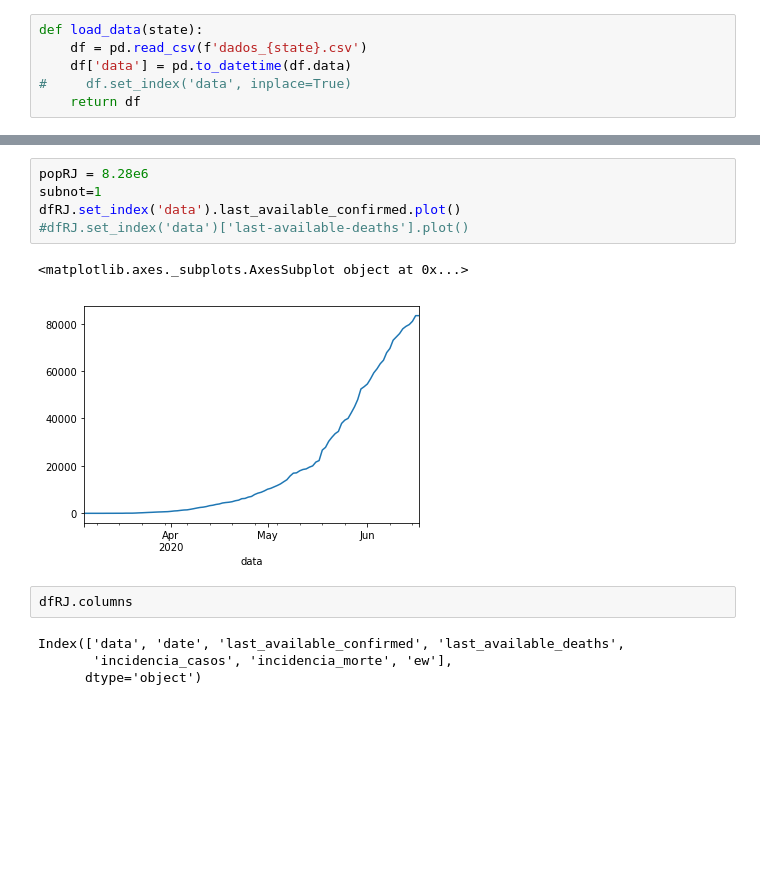
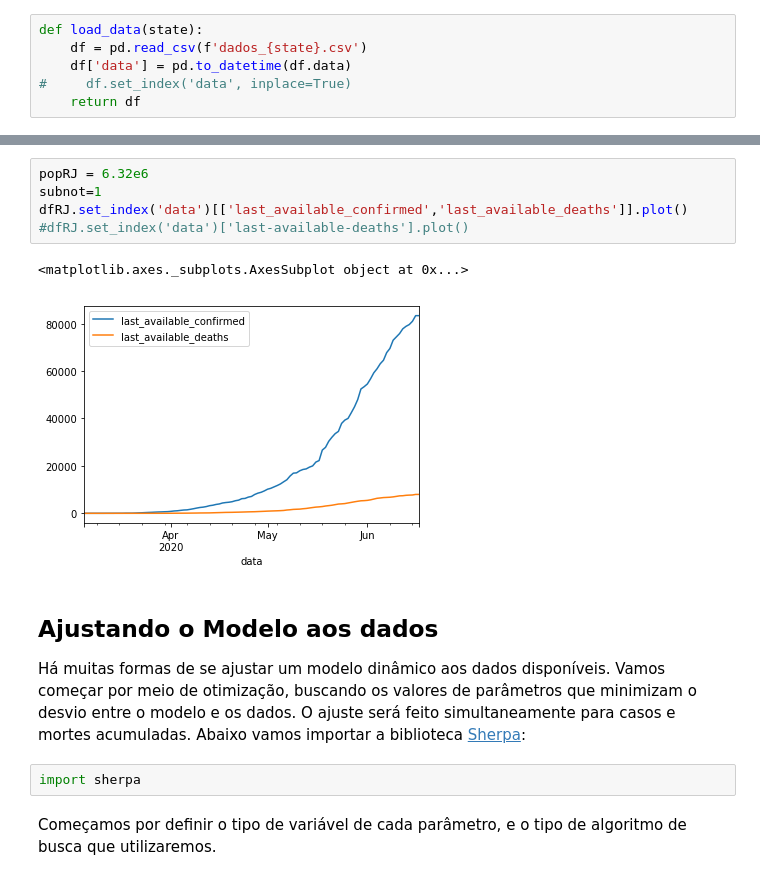
Before and after one commit to fccoelho/Modelagem-Matematica-IV, a Jupyter notebook: Planilhas Sage/Suplemento 2 - o Modelo SEIAHR.ipynb, the cells around one changed output, grey strips where cells are left out. Saved outputs shown, nothing was run; the diff lists cells and outputs as text; blank space fills up the shorter version.

```diff
--- a/Planilhas Sage/Suplemento 2 - o Modelo SEIAHR.ipynb
+++ b/Planilhas Sage/Suplemento 2 - o Modelo SEIAHR.ipynb
@@ -112,14 +133,15 @@ dfRJ
 # %%
-popRJ = 8.28e6
+popRJ = 6.32e6
 subnot=1
-dfRJ.set_index('data').last_available_confirmed.plot()
+dfRJ.set_index('data')[['last_available_confirmed','last_available_deaths']].plot()
 #dfRJ.set_index('data')['last-available-deaths'].plot()
 # %% [output]
 <matplotlib.axes._subplots.AxesSubplot object at 0x...>
-[figure, old version]
+[figure, new version]
-# %%
-dfRJ.columns
-# %% [output]
-Index(['data', 'date', 'last_available_confirmed', 'last_available_deaths',
-       'incidencia_casos', 'incidencia_morte', 'ew'],
-      dtype='object')
+# %% [markdown]
+## Ajustando o Modelo aos dados
+Há muitas formas de se ajustar um modelo dinâmico aos dados disponíveis. Vamos começar por meio de otimização, buscando os valores de parâmetros que minimizam o desvio entre o modelo e os dados. O ajuste será feito simultaneamente para casos e mortes acumuladas. Abaixo vamos importar a biblioteca [Sherpa](https://parameter-sherpa.readthedocs.io/en/latest/gettingstarted/guide.html):
+# %%
+import sherpa
+# %% [markdown]
+Começamos por definir o tipo de variável de cada parâmetro, e o tipo de algoritmo de busca que utilizaremos.
```
Also changed, not shown: parts of 18 cells of this notebook, 1 other file.
